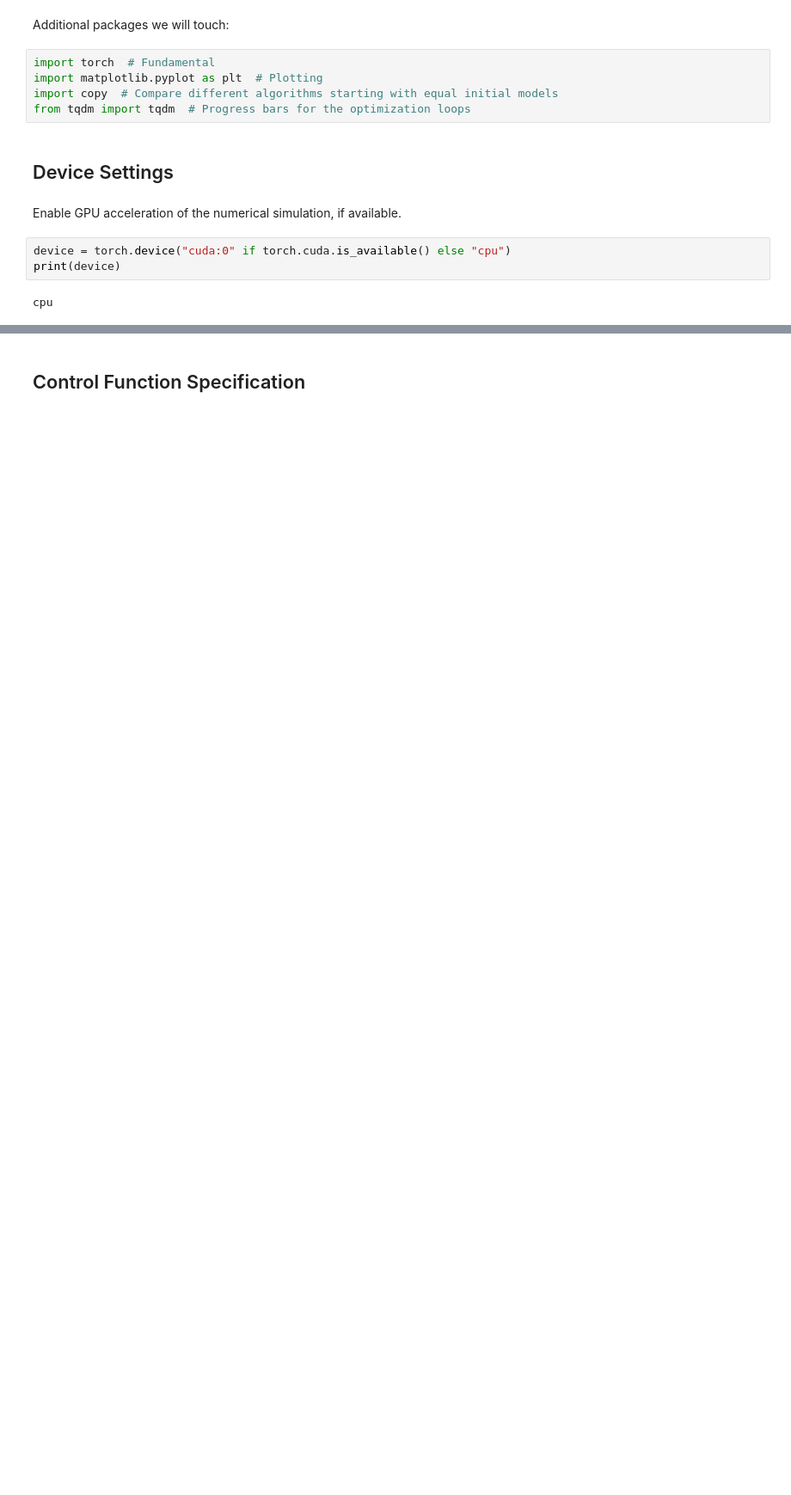
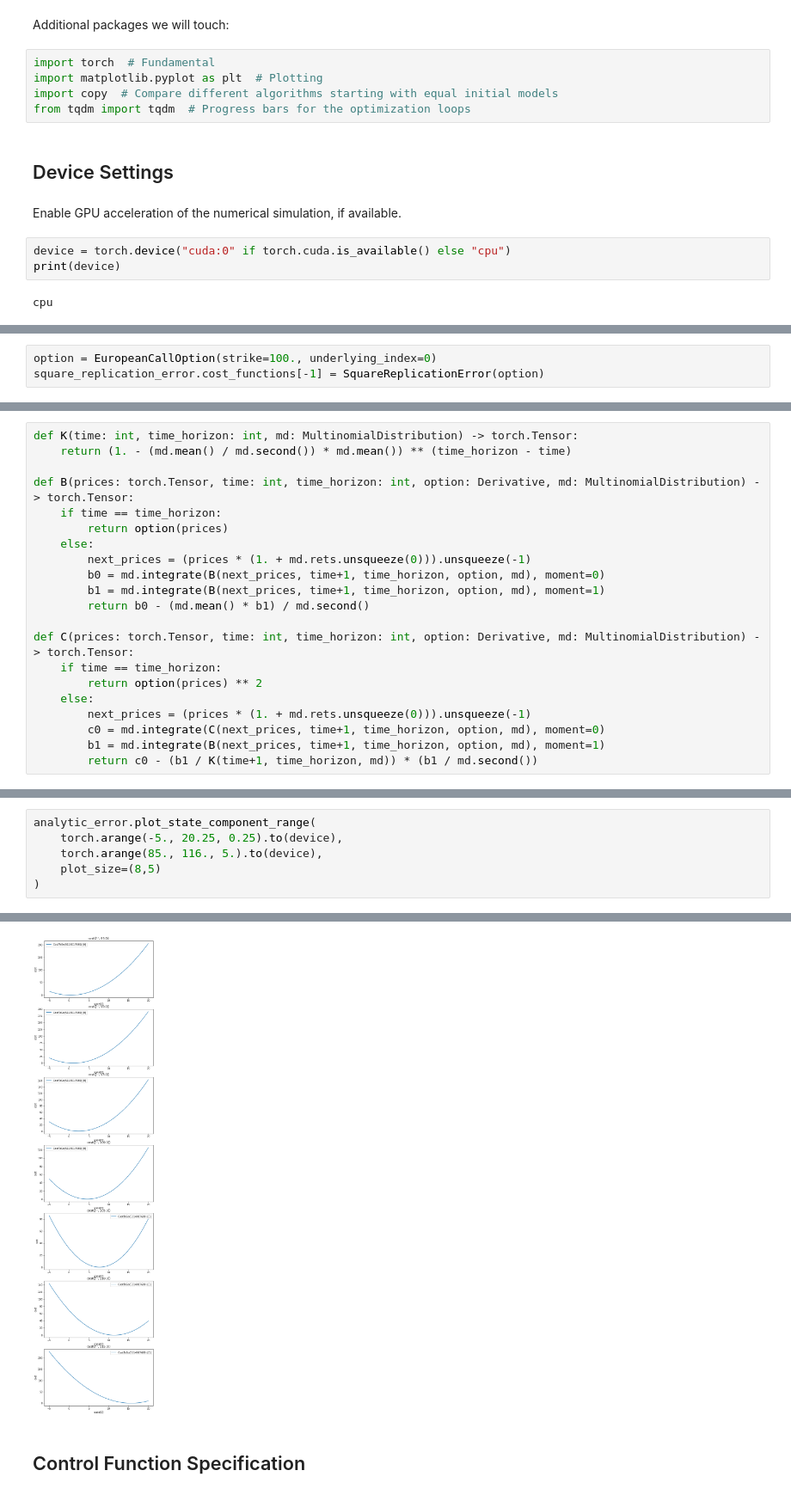
Before and after one commit to rbosh/ml-adp, a Jupyter notebook: doc/examples/option_hedging.ipynb, the cells around one changed output, grey strips where cells are left out. Shown at 86% size. Cells and saved outputs as stored; diff of their text form; blank space fills up the shorter version.

```diff
--- a/doc/examples/option_hedging.ipynb
+++ b/doc/examples/option_hedging.ipynb
@@ -90,0 +171,3 @@ Inspect the created object:
+# %%
+option = EuropeanCallOption(strike=100., underlying_index=0)
+square_replication_error.cost_functions[-1] = SquareReplicationError(option)
@@ -127,0 +229,21 @@ tensor([[0.]])
+# %%
+def K(time: int, time_horizon: int, md: MultinomialDistribution) -> torch.Tensor:
+    return (1. - (md.mean() / md.second()) * md.mean()) ** (time_horizon - time)
+
+def B(prices: torch.Tensor, time: int, time_horizon: int, option: Derivative, md: MultinomialDistribution) -> torch.Tensor:
+    if time == time_horizon:
+        return option(prices)
+    else:
+        next_prices = (prices * (1. + md.rets.unsqueeze(0))).unsqueeze(-1)
+        b0 = md.integrate(B(next_prices, time+1, time_horizon, option, md), moment=0)
+        b1 = md.integrate(B(next_prices, time+1, time_horizon, option, md), moment=1)
+        return b0 - (md.mean() * b1) / md.second()
+
+def C(prices: torch.Tensor, time: int, time_horizon: int, option: Derivative, md: MultinomialDistribution) -> torch.Tensor:
+    if time == time_horizon:
+        return option(prices) ** 2
+    else:
+        next_prices = (prices * (1. + md.rets.unsqueeze(0))).unsqueeze(-1)
+        c0 = md.integrate(C(next_prices, time+1, time_horizon, option, md), moment=0)
+        b1 = md.integrate(B(next_prices, time+1, time_horizon, option, md), moment=1)
+        return c0 - (b1 / K(time+1, time_horizon, md)) * (b1 / md.second())
@@ -127,0 +272,7 @@ tensor([[0.]])
+# %%
+analytic_error.plot_state_component_range(
+    torch.arange(-5., 20.25, 0.25).to(device),
+    torch.arange(85., 116., 5.).to(device),
+    plot_size=(8,5)
+)
+# %% [output]
@@ -128,3 +287,4 @@ tensor([[0.]])
+[figure, added]
 # %% [markdown]
 ## Control Function Specification
 # %% [markdown]
```
Also changed, not shown: parts of 64 cells of this notebook.
